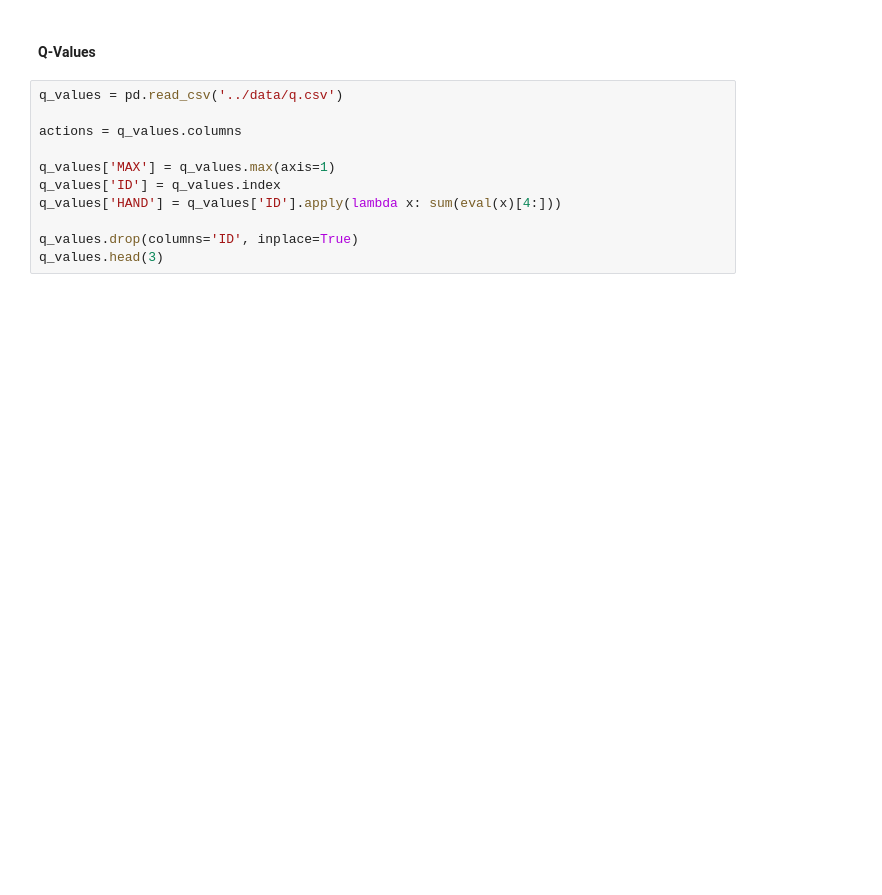
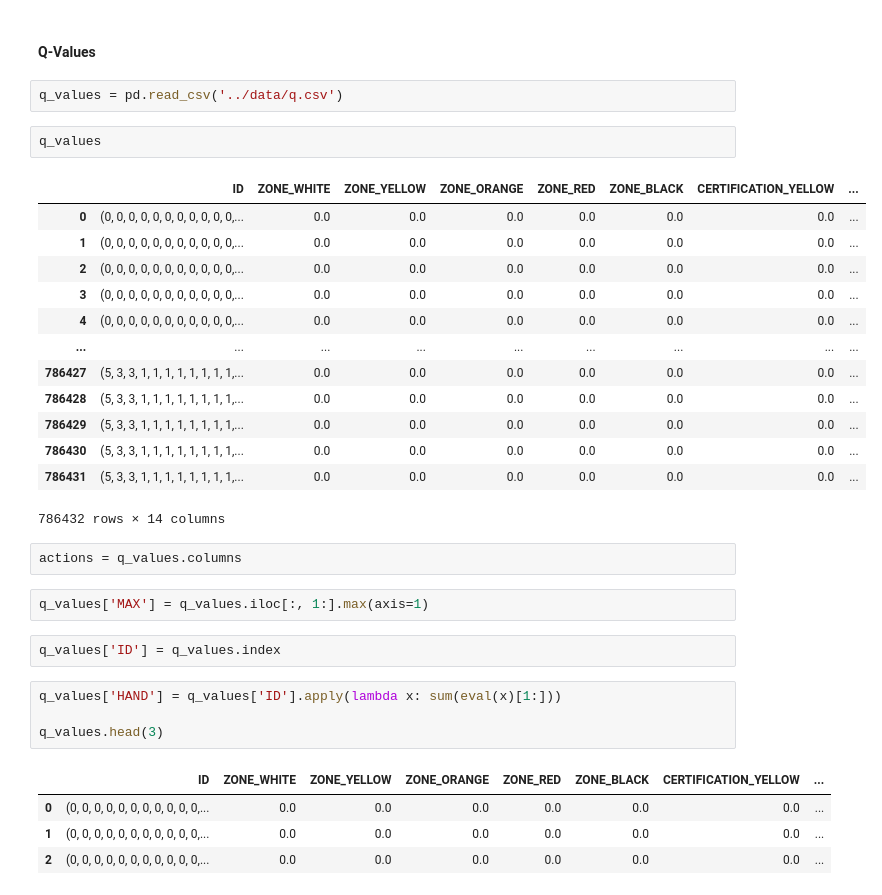
Before and after one commit to andreabazerla/dpcm-card-game, a Jupyter notebook: notebooks/analysis.ipynb, the cells around one changed output. Drawn from its saved outputs; the diff is of its cells as text; blank space fills up the shorter version.

```diff
--- a/notebooks/analysis.ipynb
+++ b/notebooks/analysis.ipynb
@@ -48,13 +48,35 @@ plt.show()
 # %% [markdown]
 #### Q-Values
+# %%
+q_values = pd.read_csv('../data/q.csv')
+# %%
+q_values
+# %% [output]
+|  | ID | ZONE_WHITE | ZONE_YELLOW | ZONE_ORANGE | ZONE_RED | ZONE_BLACK | CERTIFICATION_YELLOW | ... |
+| 0 | (0, 0, 0, 0, 0, 0, 0, 0, 0, 0, 0,... | 0.0 | 0.0 | 0.0 | 0.0 | 0.0 | 0.0 | ... |
+| 1 | (0, 0, 0, 0, 0, 0, 0, 0, 0, 0, 0,... | 0.0 | 0.0 | 0.0 | 0.0 | 0.0 | 0.0 | ... |
+| 2 | (0, 0, 0, 0, 0, 0, 0, 0, 0, 0, 0,... | 0.0 | 0.0 | 0.0 | 0.0 | 0.0 | 0.0 | ... |
+| 3 | (0, 0, 0, 0, 0, 0, 0, 0, 0, 0, 0,... | 0.0 | 0.0 | 0.0 | 0.0 | 0.0 | 0.0 | ... |
+| 4 | (0, 0, 0, 0, 0, 0, 0, 0, 0, 0, 0,... | 0.0 | 0.0 | 0.0 | 0.0 | 0.0 | 0.0 | ... |
+| ... | ... | ... | ... | ... | ... | ... | ... | ... |
+| 786427 | (5, 3, 3, 1, 1, 1, 1, 1, 1, 1, 1,... | 0.0 | 0.0 | 0.0 | 0.0 | 0.0 | 0.0 | ... |
+| 786428 | (5, 3, 3, 1, 1, 1, 1, 1, 1, 1, 1,... | 0.0 | 0.0 | 0.0 | 0.0 | 0.0 | 0.0 | ... |
+| 786429 | (5, 3, 3, 1, 1, 1, 1, 1, 1, 1, 1,... | 0.0 | 0.0 | 0.0 | 0.0 | 0.0 | 0.0 | ... |
+| 786430 | (5, 3, 3, 1, 1, 1, 1, 1, 1, 1, 1,... | 0.0 | 0.0 | 0.0 | 0.0 | 0.0 | 0.0 | ... |
+| 786431 | (5, 3, 3, 1, 1, 1, 1, 1, 1, 1, 1,... | 0.0 | 0.0 | 0.0 | 0.0 | 0.0 | 0.0 | ... |
+786432 rows × 14 columns
+# %%
+actions = q_values.columns
+# %%
+q_values['MAX'] = q_values.iloc[:, 1:].max(axis=1)
+# %%
+q_values['ID'] = q_values.index
 # %%
-q_values = pd.read_csv('../data/q.csv')
+q_values['HAND'] = q_values['ID'].apply(lambda x: sum(eval(x)[1:]))
 
-actions = q_values.columns
-
-q_values['MAX'] = q_values.max(axis=1)
-q_values['ID'] = q_values.index
-q_values['HAND'] = q_values['ID'].apply(lambda x: sum(eval(x)[4:]))
-
-q_values.drop(columns='ID', inplace=True)
 q_values.head(3)
+# %% [output]
+|  | ID | ZONE_WHITE | ZONE_YELLOW | ZONE_ORANGE | ZONE_RED | ZONE_BLACK | CERTIFICATION_YELLOW | ... |
+| 0 | (0, 0, 0, 0, 0, 0, 0, 0, 0, 0, 0,... | 0.0 | 0.0 | 0.0 | 0.0 | 0.0 | 0.0 | ... |
+| 1 | (0, 0, 0, 0, 0, 0, 0, 0, 0, 0, 0,... | 0.0 | 0.0 | 0.0 | 0.0 | 0.0 | 0.0 | ... |
+| 2 | (0, 0, 0, 0, 0, 0, 0, 0, 0, 0, 0,... | 0.0 | 0.0 | 0.0 | 0.0 | 0.0 | 0.0 | ... |
```
Also changed, not shown: parts of 6 cells of this notebook, 1 other file.
